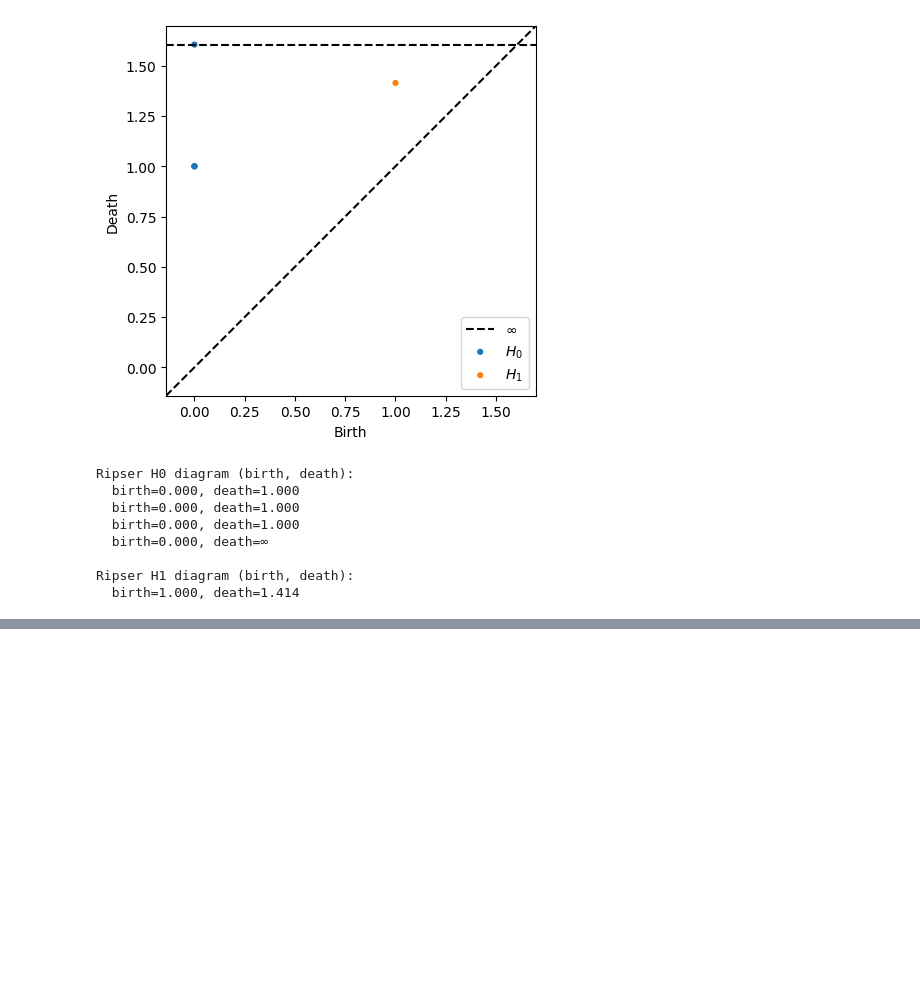
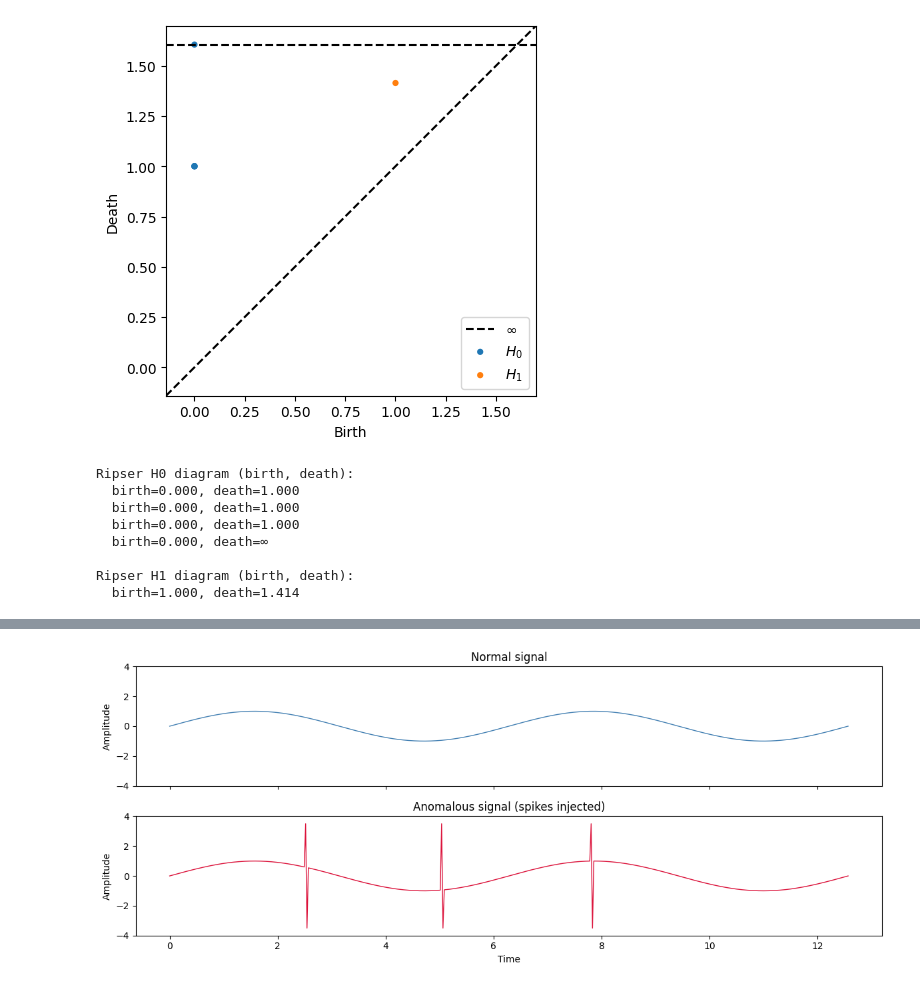
Before and after one commit to AdityaGhildiyal/TDA-Mlops, a Jupyter notebook: notebooks/phase1_appendix_A.ipynb, the cells around one changed output, grey strips where cells are left out. Drawn from its saved outputs; the diff is of its cells as text; code cells hidden in the pictures; blank space fills up the shorter version.

```diff
--- a/notebooks/phase1_appendix_A.ipynb
+++ b/notebooks/phase1_appendix_A.ipynb
@@ -445,0 +553,30 @@ Ripser H1 diagram (birth, death):
+# %%
+# Start with the same normal signal
+signal_anomaly = signal_normal.copy()
+
+# Inject anomalies: sharp spikes at random positions
+# This simulates an arrhythmia or sensor fault
+np.random.seed(42)
+spike_positions = [100, 200, 310]
+for pos in spike_positions:
+    signal_anomaly[pos] = 3.5    # spike upward
+    signal_anomaly[pos + 1] = -3.5  # spike downward
+
+# Plot the two signals for comparison
+fig, axes = plt.subplots(2, 1, figsize=(12, 5), sharex=True)
+
+axes[0].plot(t, signal_normal, color='steelblue', lw=1)
+axes[0].set_title("Normal signal", fontsize=12)
+axes[0].set_ylabel("Amplitude")
+axes[0].set_ylim(-4, 4)
+
+axes[1].plot(t, signal_anomaly, color='crimson', lw=1)
+axes[1].set_title("Anomalous signal (spikes injected)", fontsize=12)
+axes[1].set_ylabel("Amplitude")
+axes[1].set_ylim(-4, 4)
+axes[1].set_xlabel("Time")
+
+plt.tight_layout()
+plt.show()
+# %% [output]
+[figure, added]
```
Also changed, not shown: parts of 7 cells of this notebook.
